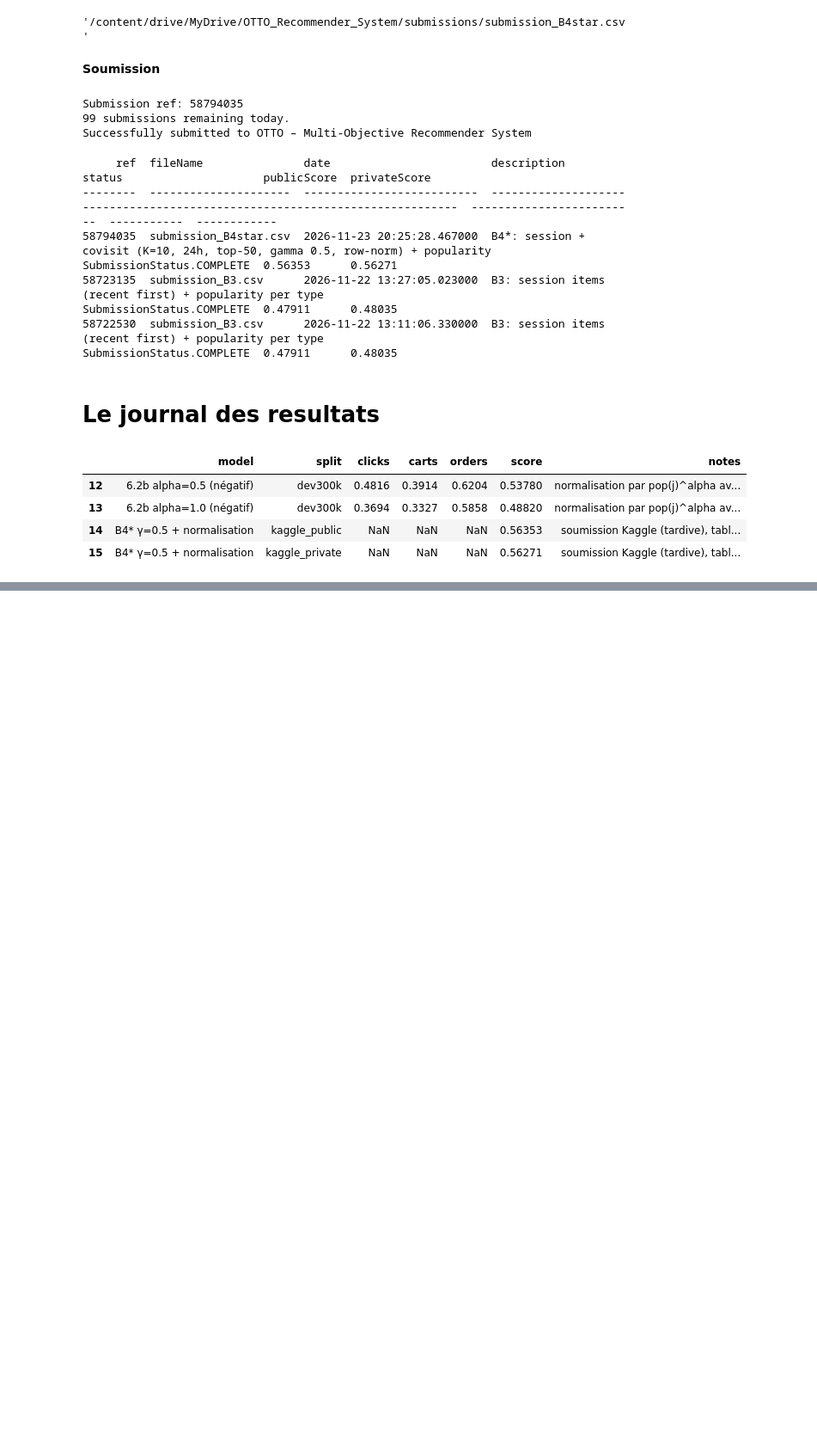
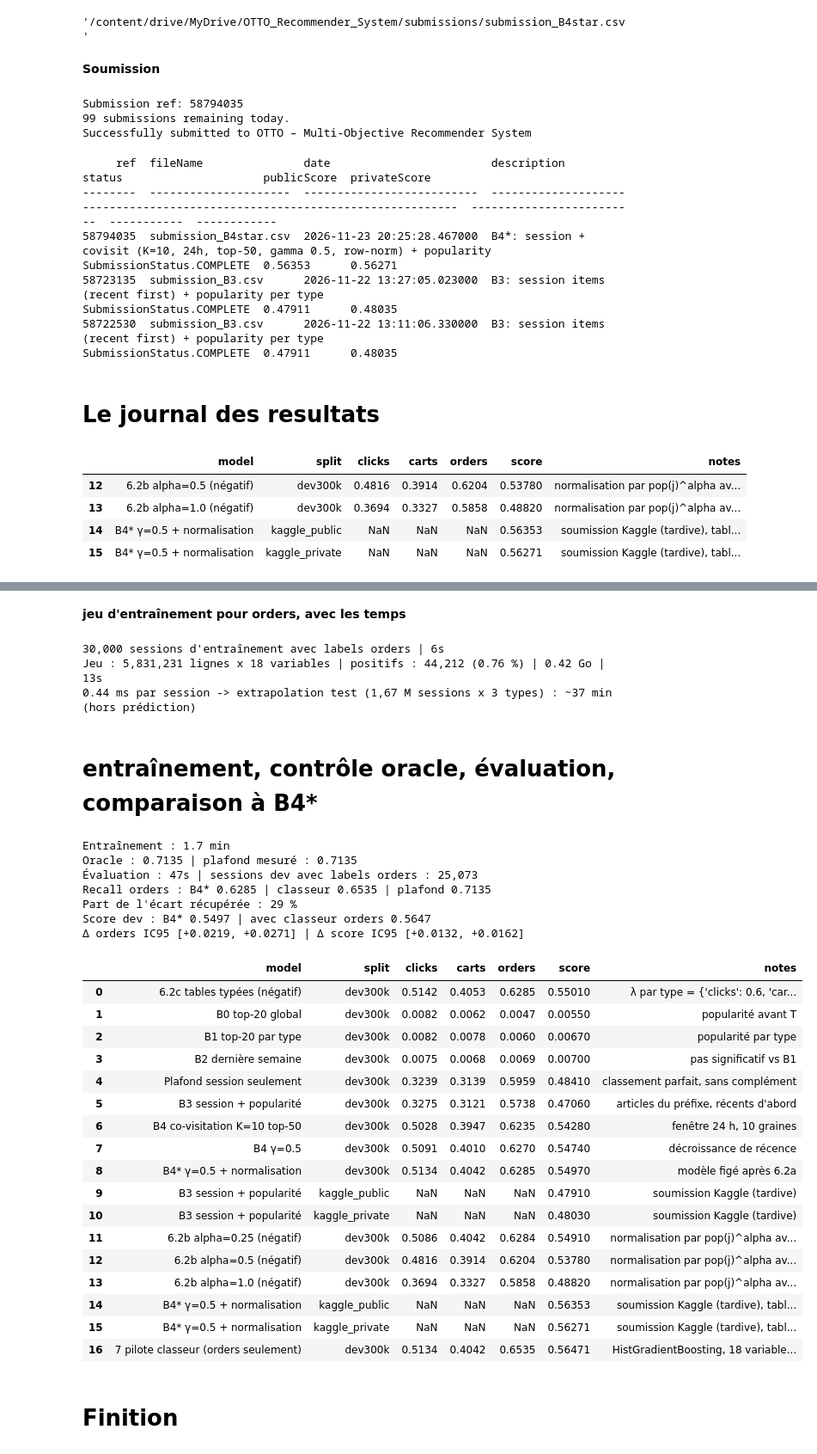
Before and after one commit to MohamedAamer01/otto-recommender-sys, a Jupyter notebook: notebooks/08_final_b4star.ipynb, the cells around one changed output, grey strips where cells are left out. Shown at 86% size. Drawn from its saved outputs; the diff is of its cells as text; code cells hidden in the pictures; blank space fills up the shorter version.

Commit message:
Phase 7: reranker pilot on orders, +0.025 recall (+0.015 dev score)

```diff
--- a/notebooks/08_final_b4star.ipynb
+++ b/notebooks/08_final_b4star.ipynb
@@ -368,0 +490,80 @@ display(pd.read_csv(RESULTS_PATH).tail(4))
+# %% [markdown]
+**jeu d'entraînement pour orders, avec les temps**
+# %%
+t = "orders"
+t0 = time.time()
+GT_tr, PL_tr = sample_labeled(ctx, train_ids, t, n_target=30_000, seed=7)
+print(f"{len(GT_tr):,} sessions d'entraînement avec labels {t} | {time.time()-t0:.0f}s")
+
+t0 = time.time()
+X, y = build_dataset(ctx, GT_tr, PL_tr, t)
+dt = time.time() - t0
+print(f"Jeu : {X.shape[0]:,} lignes x {X.shape[1]} variables | positifs : {y.sum():,} ({y.mean()*100:.2f} %) | {X.nbytes/1e9:.2f} Go | {dt:.0f}s")
+ms = dt / len(GT_tr) * 1000
+print(f"{ms:.2f} ms par session -> extrapolation test (1,67 M sessions x 3 types) : ~{ms * 1.67e6 * 3 / 60000:.0f} min (hors prédiction)")
+# %% [output]
+30,000 sessions d'entraînement avec labels orders | 6s
+Jeu : 5,831,231 lignes x 18 variables | positifs : 44,212 (0.76 %) | 0.42 Go | 13s
+0.44 ms par session -> extrapolation test (1,67 M sessions x 3 types) : ~37 min (hors prédiction)
+# %% [markdown]
+# **entraînement, contrôle oracle, évaluation, comparaison à B4***
+# %%
+from sklearn.ensemble import HistGradientBoostingClassifier
+model = HistGradientBoostingClassifier(max_iter=200, learning_rate=0.1, max_leaf_nodes=63,
+                                       min_samples_leaf=200, random_state=0)
+t0 = time.time(); model.fit(X, y)
+print(f"Entraînement : {(time.time()-t0)/60:.1f} min")
+
+GT_dev = {s: g for s, g in GT.items() if g[t]}; PL_dev = {s: prefix_len[s] for s in GT_dev}
+den = sum(min(20, len(g[t])) for g in GT_dev.values())
+
+# Contrôle de plomberie : l'oracle doit retrouver le plafond du pool mesuré (0.7135 pour orders)
+Ho = rerank_hits(None, ctx, GT_dev, PL_dev, t, oracle=True)
+print(f"Oracle : {Ho.sum()/den:.4f} | plafond mesuré : 0.7135")
+assert abs(Ho.sum() / den - 0.7135) < 5e-4, "la plomberie diffère du plafond mesuré : ne pas interpréter"
+
+t0 = time.time()
+Hm = rerank_hits(model, ctx, GT_dev, PL_dev, t)
+rec = Hm.sum() / den
+b4, ceil = r[t], 0.7135                                  # r : recalls de B4* calculés à la cellule 3
+print(f"Évaluation : {time.time()-t0:.0f}s | sessions dev avec labels {t} : {len(GT_dev):,}")
+print(f"Recall {t} : B4* {b4:.4f} | classeur {rec:.4f} | plafond {ceil:.4f}")
+print(f"Part de l'écart récupérée : {(rec - b4) / (ceil - b4) * 100:.0f} %")
+
+pos = {sid: i for i, sid in enumerate(GT)}
+Hnew = {k: v.copy() for k, v in H.items()}               # H, D : hits de B4* par session (cellule 3)
+for j, sid in enumerate(GT_dev):
+    Hnew[t][pos[sid]] = Hm[j]
+rnew = score_from(Hnew, D)
+d = boot_diff_all(H, Hnew, D, B=100)
+print(f"Score dev : B4* {r['score']:.4f} | avec classeur {t} {rnew['score']:.4f}")
+print(f"Δ {t} IC95 [{d[t][0]:+.4f}, {d[t][1]:+.4f}] | Δ score IC95 [{d['score'][0]:+.4f}, {d['score'][1]:+.4f}]")
+log_result("7 pilote classeur (orders seulement)", rnew, "HistGradientBoosting, 18 variables, 30k sessions")
+# %% [output]
+Entraînement : 1.7 min
+Oracle : 0.7135 | plafond mesuré : 0.7135
+Évaluation : 47s | sessions dev avec labels orders : 25,073
+Recall orders : B4* 0.6285 | classeur 0.6535 | plafond 0.7135
+Part de l'écart récupérée : 29 %
+Score dev : B4* 0.5497 | avec classeur orders 0.5647
+Δ orders IC95 [+0.0219, +0.0271] | Δ score IC95 [+0.0132, +0.0162]
+|  | model | split | clicks | carts | orders | score | notes |
+| 0 | 6.2c tables typées (négatif) | dev300k | 0.5142 | 0.4053 | 0.6285 | 0.55010 | λ par type = {'clicks': 0.6, 'car... |
+| 1 | B0 top-20 global | dev300k | 0.0082 | 0.0062 | 0.0047 | 0.00550 | popularité avant T |
+| 2 | B1 top-20 par type | dev300k | 0.0082 | 0.0078 | 0.0060 | 0.00670 | popularité par type |
+| 3 | B2 dernière semaine | dev300k | 0.0075 | 0.0068 | 0.0069 | 0.00700 | pas significatif vs B1 |
+| 4 | Plafond session seulement | dev300k | 0.3239 | 0.3139 | 0.5959 | 0.48410 | classement parfait, sans complément |
+| 5 | B3 session + popularité | dev300k | 0.3275 | 0.3121 | 0.5738 | 0.47060 | articles du préfixe, récents d'abord |
+| 6 | B4 co-visitation K=10 top-50 | dev300k | 0.5028 | 0.3947 | 0.6235 | 0.54280 | fenêtre 24 h, 10 graines |
+| 7 | B4 γ=0.5 | dev300k | 0.5091 | 0.4010 | 0.6270 | 0.54740 | décroissance de récence |
+| 8 | B4* γ=0.5 + normalisation | dev300k | 0.5134 | 0.4042 | 0.6285 | 0.54970 | modèle figé après 6.2a |
+| 9 | B3 session + popularité | kaggle_public | NaN | NaN | NaN | 0.47910 | soumission Kaggle (tardive) |
+| 10 | B3 session + popularité | kaggle_private | NaN | NaN | NaN | 0.48030 | soumission Kaggle (tardive) |
+| 11 | 6.2b alpha=0.25 (négatif) | dev300k | 0.5086 | 0.4042 | 0.6284 | 0.54910 | normalisation par pop(j)^alpha av... |
+| 12 | 6.2b alpha=0.5 (négatif) | dev300k | 0.4816 | 0.3914 | 0.6204 | 0.53780 | normalisation par pop(j)^alpha av... |
+| 13 | 6.2b alpha=1.0 (négatif) | dev300k | 0.3694 | 0.3327 | 0.5858 | 0.48820 | normalisation par pop(j)^alpha av... |
+| 14 | B4* γ=0.5 + normalisation | kaggle_public | NaN | NaN | NaN | 0.56353 | soumission Kaggle (tardive), tabl... |
+| 15 | B4* γ=0.5 + normalisation | kaggle_private | NaN | NaN | NaN | 0.56271 | soumission Kaggle (tardive), tabl... |
+| 16 | 7 pilote classeur (orders seulement) | dev300k | 0.5134 | 0.4042 | 0.6535 | 0.56471 | HistGradientBoosting, 18 variable... |
+# %% [markdown]
+# **Finition**
```
Also changed, not shown: parts of 13 cells of this notebook.
